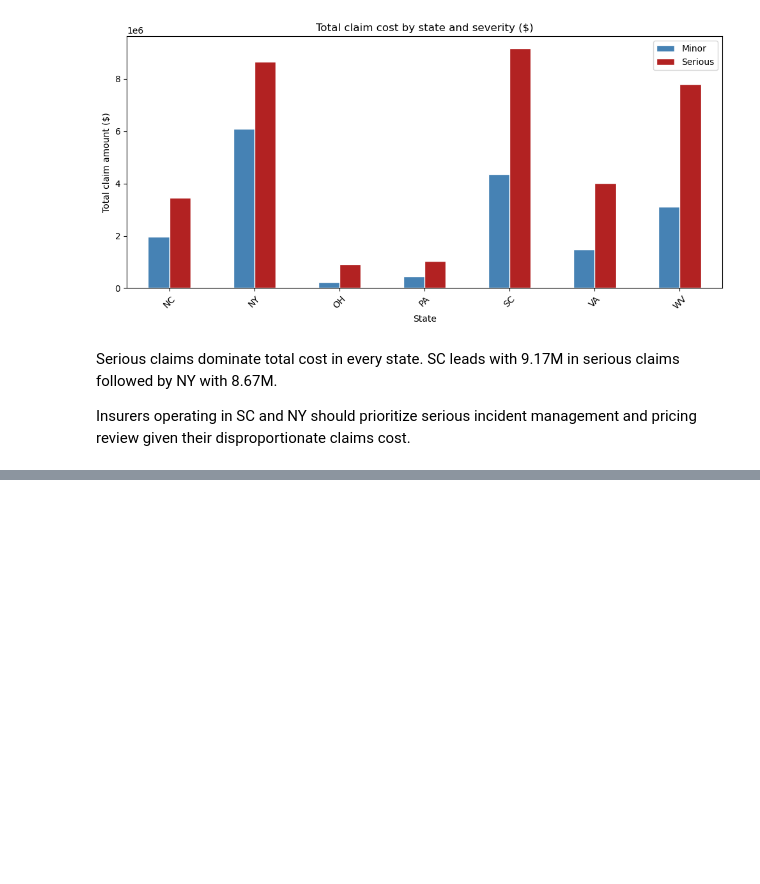
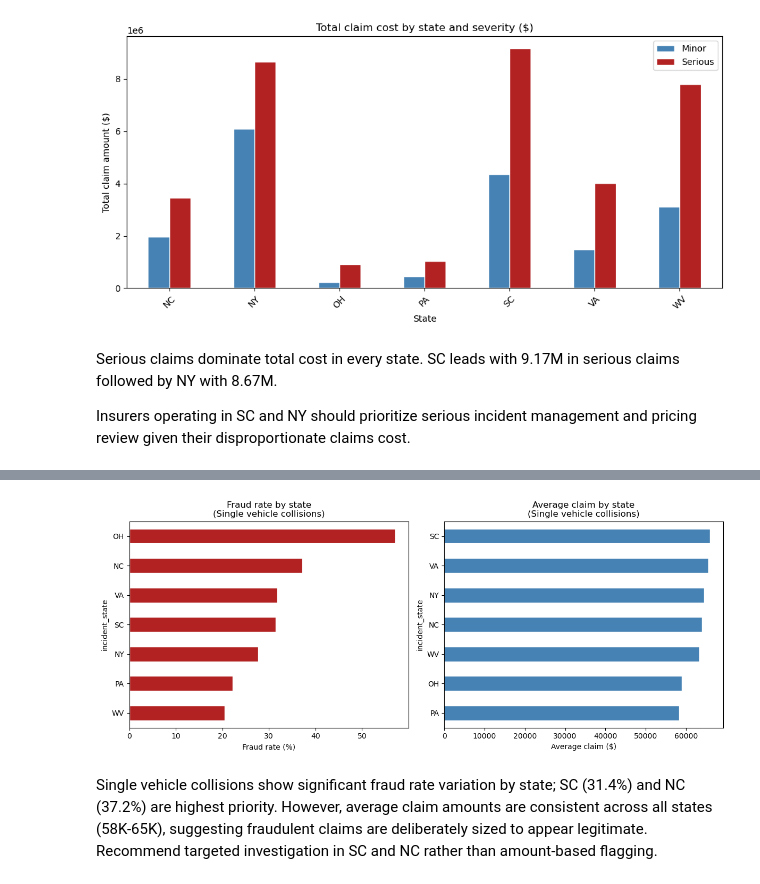
Before and after one commit to Kel-Kan/insurance-analytics-portfolio, a Jupyter notebook: project1_auto_insurance_claims_analysis.ipynb, the cells around one changed output, grey strips where cells are left out. Drawn from its saved outputs; the diff is of its cells as text; code cells hidden in the pictures; blank space fills up the shorter version.

```diff
--- a/project1_auto_insurance_claims_analysis.ipynb
+++ b/project1_auto_insurance_claims_analysis.ipynb
@@ -191,0 +232,13 @@ Insurers operating in SC and NY should prioritize serious incident management an
+# %%
+# Single vehicle collision deep dive by age and region
+# Filtering single vehicle collisions
+
+svc = df[df['incident_type'] == 'Single Vehicle Collision'].copy()
+
+# Bin age into groups
+svc['age_group'] = pd.cut(svc['age'],
+    bins=[16, 25, 40, 65],
+    labels=['Young (16-25)', 'Adult (26-40)', 'Middle Age (41-65)'])
+
+print(svc['age_group'].value_counts())
+print(f"\nTotal single vehicle collision claims: {len(svc)}")
@@ -191,0 +253,10 @@ Insurers operating in SC and NY should prioritize serious incident management an
+# %%
+# Single vehicle collisions by region
+
+regional_svc = svc.groupby('incident_state').agg(
+    num_claims=('total_claim_amount', 'count'),
+    avg_claim=('total_claim_amount', 'mean'),
+    fraud_rate=('fraud_reported', lambda x: (x == 'Y').mean() * 100)
+).round(1)
+
+print(regional_svc.sort_values('fraud_rate', ascending=False))
@@ -191,0 +273,20 @@ Insurers operating in SC and NY should prioritize serious incident management an
+# %%
+# Chart 1 - fraud rate by state
+fig, (ax1, ax2) = plt.subplots(1, 2, figsize=(12, 5))
+regional_svc['fraud_rate'].sort_values().plot(
+    kind='barh', ax=ax1, color='firebrick', edgecolor='white')
+ax1.set_title('Fraud rate by state\n(Single vehicle collisions)')
+ax1.set_xlabel('Fraud rate (%)')
+
+# Chart 2 - average claim by state
+regional_svc['avg_claim'].sort_values().plot(
+    kind='barh', ax=ax2, color='steelblue', edgecolor='white')
+ax2.set_title('Average claim by state\n(Single vehicle collisions)')
+ax2.set_xlabel('Average claim ($)')
+
+plt.tight_layout()
+plt.show()
+# %% [output]
+[figure, added]
+# %% [markdown]
+Single vehicle collisions show significant fraud rate variation by state; SC (31.4%) and NC (37.2%) are highest priority. However, average claim amounts are consistent across all states (58K-65K), suggesting fraudulent claims are deliberately sized to appear legitimate. Recommend targeted investigation in SC and NC rather than amount-based flagging.
```
Also changed, not shown: parts of 7 cells of this notebook.
